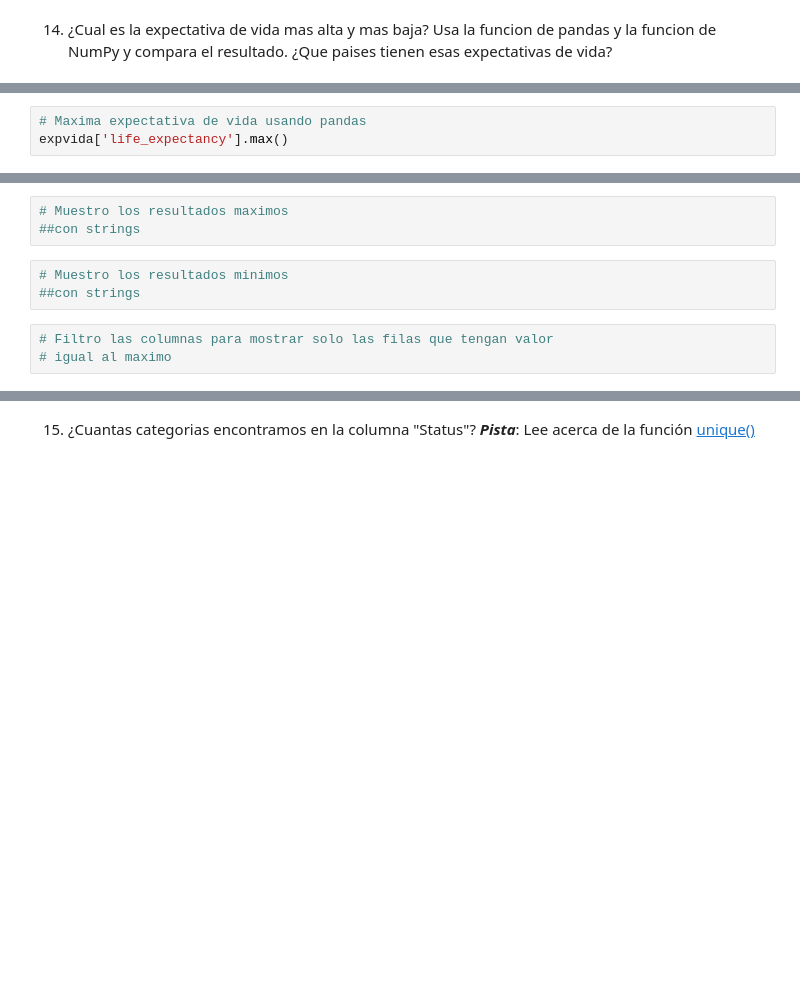
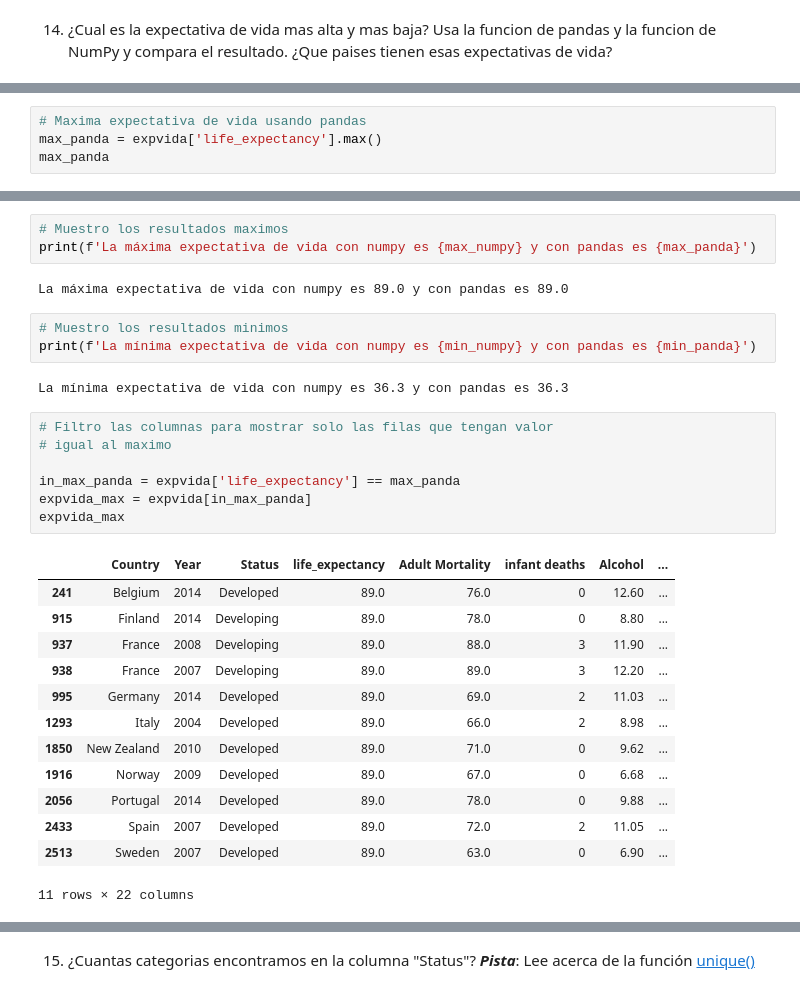
Before and after one commit to MariaGabriela87/Data-science, a Jupyter notebook: Notebook 7.ipynb, the cells around one changed output, grey strips where cells are left out. Saved outputs shown, nothing was run; the diff lists cells and outputs as text; blank space fills up the shorter version.

```diff
--- a/Notebook 7.ipynb
+++ b/Notebook 7.ipynb
@@ -267,4 +268,5 @@ np.max(expvida['life_expectancy'])
 89.0
 # %%
 # Maxima expectativa de vida usando pandas
-expvida['life_expectancy'].max()
+max_panda = expvida['life_expectancy'].max()
+max_panda
@@ -281,14 +283,36 @@ expvida['life_expectancy'].min()
 # %% [output]
 36.3
-# %%
-# Muestro los resultados maximos
-##con strings
-# %%
-# Muestro los resultados minimos
-##con strings
+# %%
+# Muestro los resultados maximos
+print(f'La máxima expectativa de vida con numpy es {max_numpy} y con pandas es {max_panda}')
+# %% [output]
+La máxima expectativa de vida con numpy es 89.0 y con pandas es 89.0
+# %%
+# Muestro los resultados minimos
+print(f'La mínima expectativa de vida con numpy es {min_numpy} y con pandas es {min_panda}')
+# %% [output]
+La mínima expectativa de vida con numpy es 36.3 y con pandas es 36.3
 # %%
 # Filtro las columnas para mostrar solo las filas que tengan valor
 # igual al maximo
+
+in_max_panda = expvida['life_expectancy'] == max_panda
+expvida_max = expvida[in_max_panda]
+expvida_max
+# %% [output]
+|  | Country | Year | Status | life_expectancy | Adult Mortality | infant deaths | Alcohol | ... |
+| 241 | Belgium | 2014 | Developed | 89.0 | 76.0 | 0 | 12.60 | ... |
+| 915 | Finland | 2014 | Developing | 89.0 | 78.0 | 0 | 8.80 | ... |
+| 937 | France | 2008 | Developing | 89.0 | 88.0 | 3 | 11.90 | ... |
+| 938 | France | 2007 | Developing | 89.0 | 89.0 | 3 | 12.20 | ... |
+| 995 | Germany | 2014 | Developed | 89.0 | 69.0 | 2 | 11.03 | ... |
+| 1293 | Italy | 2004 | Developed | 89.0 | 66.0 | 2 | 8.98 | ... |
+| 1850 | New Zealand | 2010 | Developed | 89.0 | 71.0 | 0 | 9.62 | ... |
+| 1916 | Norway | 2009 | Developed | 89.0 | 67.0 | 0 | 6.68 | ... |
+| 2056 | Portugal | 2014 | Developed | 89.0 | 78.0 | 0 | 9.88 | ... |
+| 2433 | Spain | 2007 | Developed | 89.0 | 72.0 | 2 | 11.05 | ... |
+| 2513 | Sweden | 2007 | Developed | 89.0 | 63.0 | 0 | 6.90 | ... |
+11 rows × 22 columns
 # %%
 # Filtro las columnas para mostrar solo las filas que tengan valor
 # igual al minimo
```
Also changed, not shown: parts of 13 cells of this notebook.
